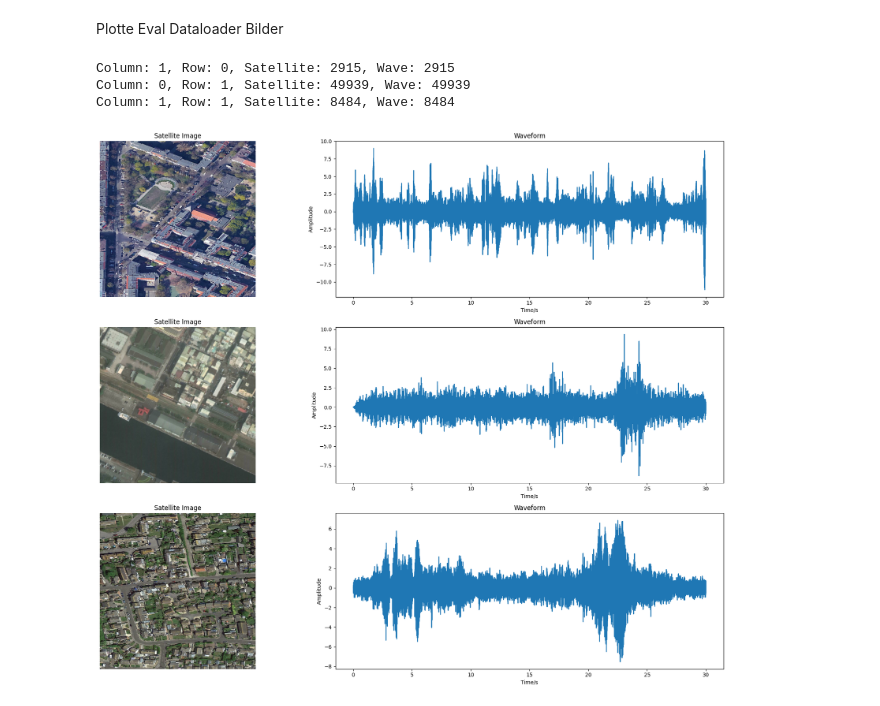
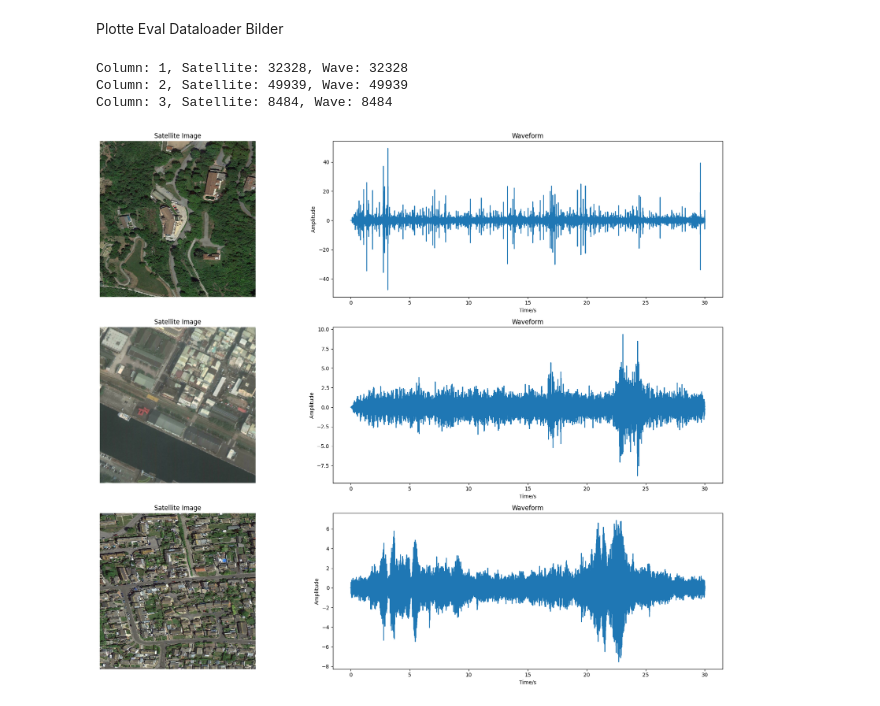
Before and after one commit to Skyy93/Sample4Geo, a Jupyter notebook: tools/test_wav2vec2_dataloader.ipynb, the cells around one changed output. Saved outputs shown, nothing was run; the diff lists cells and outputs as text; code cells hidden in the pictures.

Commit message:
fixing and cleaning files, implementation of new metrics, beginning of shuffle function implementation for spectrum4geo inside soundingearth dataloader.

```diff
--- a/tools/test_wav2vec2_dataloader.ipynb
+++ b/tools/test_wav2vec2_dataloader.ipynb
@@ -187,43 +187,44 @@ def plot_images_eval(dataloader_tup, num_images, sat_den_b=True):
 
     wave_dataloader_test, sat_dataloader_test = dataloader_tup  # Unpack the tuple
 
-    for (wave_images, wave_labels, _), (sat_images, sat_labels, _) in zip(wave_dataloader_test, sat_dataloader_test):
-        for waves_tensor, sat_image, wave_label, sat_label in zip(wave_images, sat_images, wave_labels, sat_labels):
+    for (wave_images, wave_labels), (sat_images, sat_labels) in zip(wave_dataloader_test, sat_dataloader_test):
+        for waves_tensor, sat_image, wave_label, sat_label in zip(wave_images[0], sat_images[0], wave_labels, sat_labels):
 
             if image_count >= num_images:
                 break
 
             if sat_den_b:
                 sat_image = denormalize(sat_image, config.mean, config.std)
 
             # Plot satellite image
             ax_img = axs[image_count][0]
             ax_img.imshow(sat_image.permute(1, 2, 0).cpu().numpy())
             ax_img.axis('off')
             ax_img.set_title('Satellite Image')
 
             # Plot waveform
             ax_wave = axs[image_count][1]
             wave_data = waves_tensor.cpu().numpy()
             time_axis = torch.arange(0, len(wave_data)) / (config.sr_kHz * 1e3)
             ax_wave.plot(time_axis, wave_data)
             ax_wave.set_title('Waveform')
             ax_wave.set_xlabel('Time/s')
             ax_wave.set_ylabel('Amplitude')
 
             image_count += 1
 
-            print(f'Column: {image_count % 2}, Row: {image_count // 2}, Satellite: {sat_label}, Wave: {wave_label}')
+            # print labels of the combined image
+            print(f'Column: {image_count}, Satellite: {sat_label}, Wave: {wave_label}')
 
         if image_count >= num_images:
             break
 
     plt.tight_layout()
     plt.show()
 
 plot_images_eval(dataloader_val_tup, 3,  sat_den_b = True)
 # %% [output]
-Column: 1, Row: 0, Satellite: 2915, Wave: 2915
-Column: 0, Row: 1, Satellite: 49939, Wave: 49939
-Column: 1, Row: 1, Satellite: 8484, Wave: 8484
+Column: 1, Satellite: 32328, Wave: 32328
+Column: 2, Satellite: 49939, Wave: 49939
+Column: 3, Satellite: 8484, Wave: 8484
-[figure, old version]
+[figure, new version]
```
Also changed, not shown: parts of 1 cell of this notebook, 20 other files.
